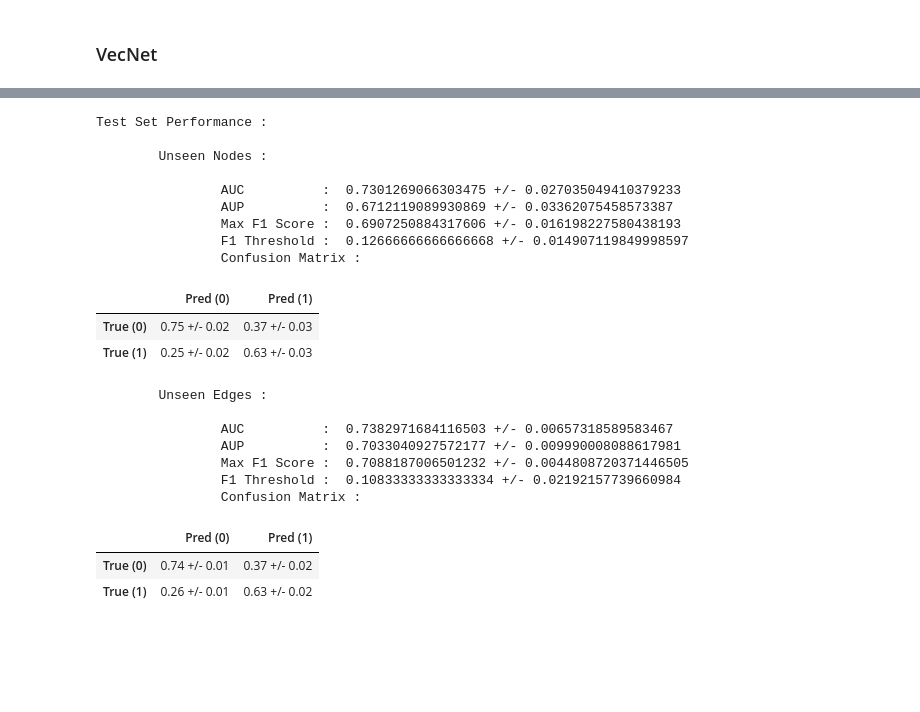
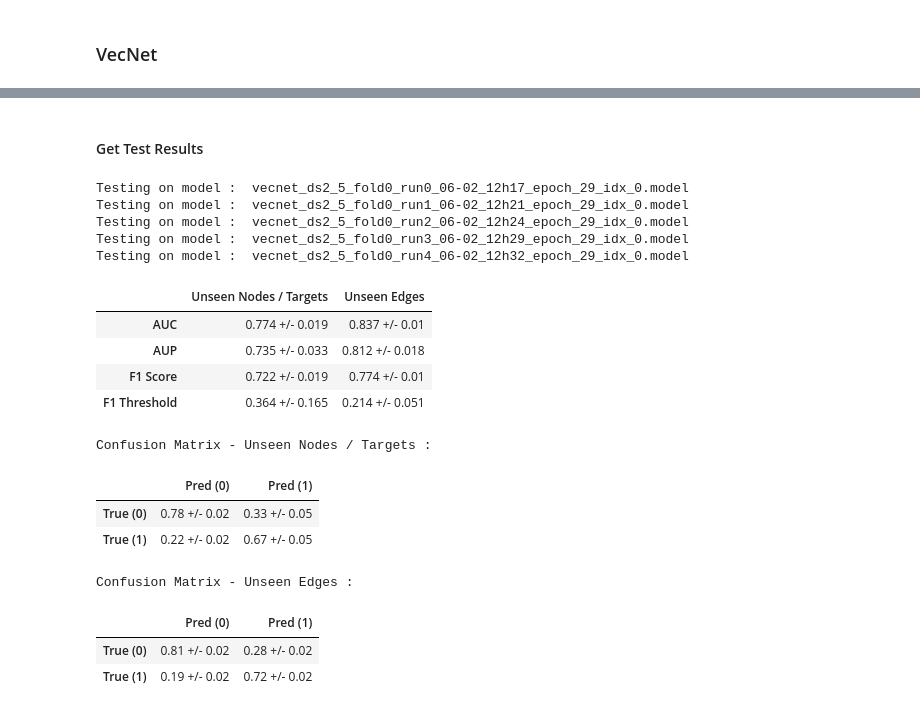
Before and after one commit to Barabasi-Lab/AI-Bind, a Jupyter notebook: VecNet/VecNet_train_test.ipynb, the cells around one changed output, grey strips where cells are left out. Drawn from its saved outputs; the diff is of its cells as text; code cells hidden in the pictures; blank space fills up the shorter version.

Commit message:
Update on VecNet train, test

```diff
--- a/VecNet/VecNet_train_test.ipynb
+++ b/VecNet/VecNet_train_test.ipynb
@@ -1166,18 +1813,18 @@ targets = targets.rename(columns = {'Label' : 'target_aa_code'})
 # %%
 vecnet_object = AIBind(interactions_location = '/data/sars-busters-consolidated/interactions/dataset_2_filtered.csv',
                        interaction_y_name = 'Y',
-                       drugs_location = None,
-                       drugs_dataframe = drugs,
+                       drugs_location = None,               # Optional
+                       drugs_dataframe = drugs,             # Optional
                        drug_inchi_name = 'InChiKey',
-                       targets_location = None,
-                       targets_dataframe = targets,
+                       targets_location = None,             # Optional
+                       targets_dataframe = targets,         # Optional
                        target_seq_name = 'target_aa_code',
                        drug_smile_name = 'SMILE',
                        mol2vec_location = '/data/sars-busters/Mol2Vec/model_300dim.pkl',
                        protvec_location = '/home/sars-busters/Mol2Vec/Results/protVec_100d_3grams.csv',
-                       nodes_test = nodes_test,
-                       nodes_validation = nodes_validation,
-                       edges_test = edges_test,
-                       edges_validation = edges_validation,
-                       model_out_dir = './',
+                       nodes_test = [],                     # nodes_test,
+                       nodes_validation = [],               # nodes_validation,
+                       edges_test = [],                     # edges_test,
+                       edges_validation = [],               # edges_validation,
+                       model_out_dir = '/data/sars-busters-consolidated/vecnet/5Fold-DS2',
                        debug = False)
@@ -1208,6 +1894,6 @@ Positive / Negatative Ratio :  0.5792480648728345
 # %%
-vecnet_object.train_vecnet(model_name = 'vecnet_class_test',
-                           epochs = 3,
+vecnet_object.train_vecnet(model_name = 'vecnet_ds2_5_fold',
+                           epochs = 30,
                            version = 0,
                            learning_rate = 0.00001,
                            beta_1 = 0.9,
@@ -1328,28 +2014,26 @@ Unseen Edges AUP :  0.7062604226306105 +/- 0.014499403534990064
+# %% [markdown]
+#### Get Test Results
 # %%
 vecnet_object.get_test_results(model_name = None,
-                          optimal_validation_model = 2,
-                          drug_filter_list = [],
-                          target_filter_list = [])
+                               optimal_validation_model = None,
+                               drug_filter_list = [],
+                               target_filter_list = [])
 # %% [output]
-Test Set Performance :
-
-        Unseen Nodes :
-
-                AUC          :  0.7301269066303475 +/- 0.027035049410379233
-                AUP          :  0.6712119089930869 +/- 0.03362075458573387
-                Max F1 Score :  0.6907250884317606 +/- 0.016198227580438193
-                F1 Threshold :  0.12666666666666668 +/- 0.014907119849998597
-                Confusion Matrix :
+Testing on model :  vecnet_ds2_5_fold0_run0_06-02_12h17_epoch_29_idx_0.model
+Testing on model :  vecnet_ds2_5_fold0_run1_06-02_12h21_epoch_29_idx_0.model
+Testing on model :  vecnet_ds2_5_fold0_run2_06-02_12h24_epoch_29_idx_0.model
+Testing on model :  vecnet_ds2_5_fold0_run3_06-02_12h29_epoch_29_idx_0.model
+Testing on model :  vecnet_ds2_5_fold0_run4_06-02_12h32_epoch_29_idx_0.model
-|  | Pred (0) | Pred (1) |
-| True (0) | 0.75 +/- 0.02 | 0.37 +/- 0.03 |
-| True (1) | 0.25 +/- 0.02 | 0.63 +/- 0.03 |
+|  | Unseen Nodes / Targets | Unseen Edges |
+| AUC | 0.774 +/- 0.019 | 0.837 +/- 0.01 |
+| AUP | 0.735 +/- 0.033 | 0.812 +/- 0.018 |
+| F1 Score | 0.722 +/- 0.019 | 0.774 +/- 0.01 |
+| F1 Threshold | 0.364 +/- 0.165 | 0.214 +/- 0.051 |
-        Unseen Edges :
-
-                AUC          :  0.7382971684116503 +/- 0.00657318589583467
-                AUP          :  0.7033040927572177 +/- 0.009990008088617981
-                Max F1 Score :  0.7088187006501232 +/- 0.0044808720371446505
-                F1 Threshold :  0.10833333333333334 +/- 0.02192157739660984
-                Confusion Matrix :
+Confusion Matrix - Unseen Nodes / Targets :
 |  | Pred (0) | Pred (1) |
-| True (0) | 0.74 +/- 0.01 | 0.37 +/- 0.02 |
-| True (1) | 0.26 +/- 0.01 | 0.63 +/- 0.02 |
+| True (0) | 0.78 +/- 0.02 | 0.33 +/- 0.05 |
+| True (1) | 0.22 +/- 0.02 | 0.67 +/- 0.05 |
+Confusion Matrix - Unseen Edges :
+|  | Pred (0) | Pred (1) |
+| True (0) | 0.81 +/- 0.02 | 0.28 +/- 0.02 |
+| True (1) | 0.19 +/- 0.02 | 0.72 +/- 0.02 |
```
Also changed, not shown: parts of 19 cells of this notebook.
